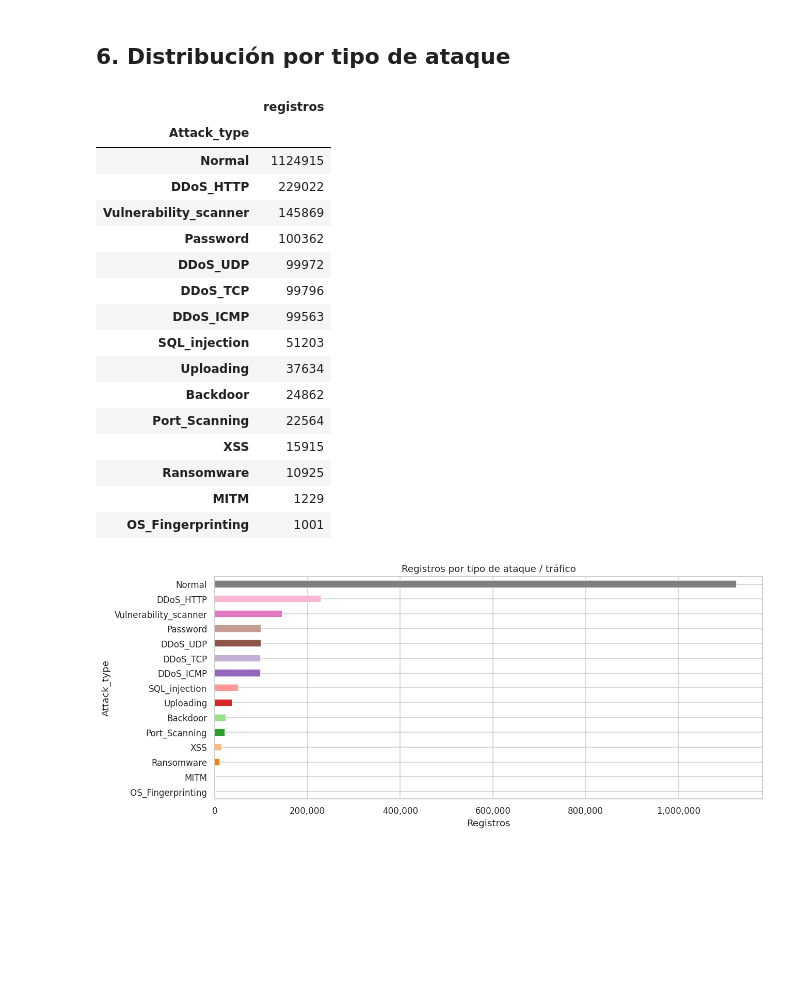
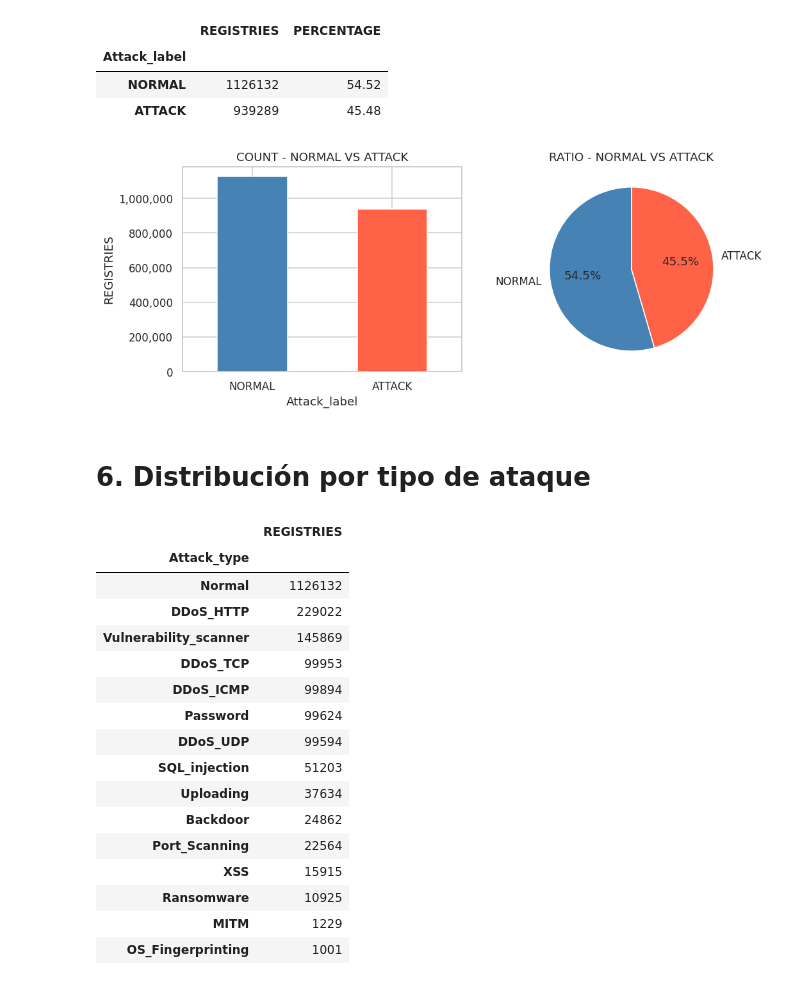
Before and after one commit to ISIS-4219-Assignments/Anomaly-Detection-IoT, a Jupyter notebook: src/utils/data_analysis.ipynb, the cells around one changed output. Cells and saved outputs as stored; diff of their text form; code cells hidden in the pictures; blank space fills up the shorter version.

Commit message:
Data Analysis Script Done

```diff
--- a/src/utils/data_analysis.ipynb
+++ b/src/utils/data_analysis.ipynb
@@ -163,0 +131,13 @@ Dataset combinado: 2,064,832 filas × 63 columnas
+# %%
+def load_csv(path):
+
+    n_rows = sum(1 for _ in open(path)) - 1
+
+    if n_rows > SAMPLE_THRESHOLD:
+        df = pd.read_csv(path, skiprows = lambda i: i > 0 and np.random.rand() > SAMPLE_N / n_rows, low_memory = False)
+        print(f"[SAMPLING] {os.path.basename(path)}: {n_rows:,} → {len(df):,} ROWS")
+
+    else:
+        df = pd.read_csv(path, low_memory=False)
+
+    return df
@@ -227,26 +215,42 @@ plt.show()
+# %%
+summary = pd.DataFrame({"REGISTRIES": class_counts, "PERCENTAGE": class_pct.round(2)})
+display(summary)
+# %% [output]
+|  | REGISTRIES | PERCENTAGE |
+| Attack_label |  |  |
+| NORMAL | 1126132 | 54.52 |
+| ATTACK | 939289 | 45.48 |
+# %%
+fig, axes = plt.subplots(1, 2, figsize = (10, 4))
+
+class_counts.plot.bar(ax = axes[0], color = ["steelblue", "tomato"], rot = 0)
+
+axes[0].set_title("COUNT - NORMAL VS ATTACK")
+axes[0].set_ylabel("REGISTRIES")
+axes[0].yaxis.set_major_formatter(mticker.FuncFormatter(lambda x, _: f'{int(x):,}'))
+
+axes[1].pie(class_counts, labels=class_counts.index, autopct='%1.1f%%', colors = ["steelblue", "tomato"], startangle = 90)
+axes[1].set_title("RATIO - NORMAL VS ATTACK")
+
+plt.tight_layout()
+plt.show()
+# %% [output]
+[figure, added]
 # %% [markdown]
-## 6. Distribución por tipo de ataque
+# **6. Distribución por tipo de ataque**
 # %%
-attack_type_counts = df['Attack_type'].value_counts()
-display(attack_type_counts.rename('registros').to_frame())
-
-fig, ax = plt.subplots(figsize=(12, 5))
-attack_type_counts.sort_values().plot.barh(ax=ax, color=sns.color_palette('tab20', len(attack_type_counts)))
-ax.set_xlabel('Registros')
-ax.set_title('Registros por tipo de ataque / tráfico')
-ax.xaxis.set_major_formatter(mticker.FuncFormatter(lambda x, _: f'{int(x):,}'))
-plt.tight_layout()
-plt.show()
+attack_type_counts = df["Attack_type"].value_counts()
+display(attack_type_counts.rename("REGISTRIES").to_frame())
 # %% [output]
-|  | registros |
+|  | REGISTRIES |
 | Attack_type |  |
-| Normal | 1124915 |
+| Normal | 1126132 |
 | DDoS_HTTP | 229022 |
 | Vulnerability_scanner | 145869 |
-| Password | 100362 |
-| DDoS_UDP | 99972 |
-| DDoS_TCP | 99796 |
-| DDoS_ICMP | 99563 |
+| DDoS_TCP | 99953 |
+| DDoS_ICMP | 99894 |
+| Password | 99624 |
+| DDoS_UDP | 99594 |
 | SQL_injection | 51203 |
 | Uploading | 37634 |
 | Backdoor | 24862 |
@@ -255,4 +259,3 @@ plt.show()
 | Ransomware | 10925 |
 | MITM | 1229 |
 | OS_Fingerprinting | 1001 |
-[figure, removed]
```
Also changed, not shown: parts of 52 cells of this notebook.
